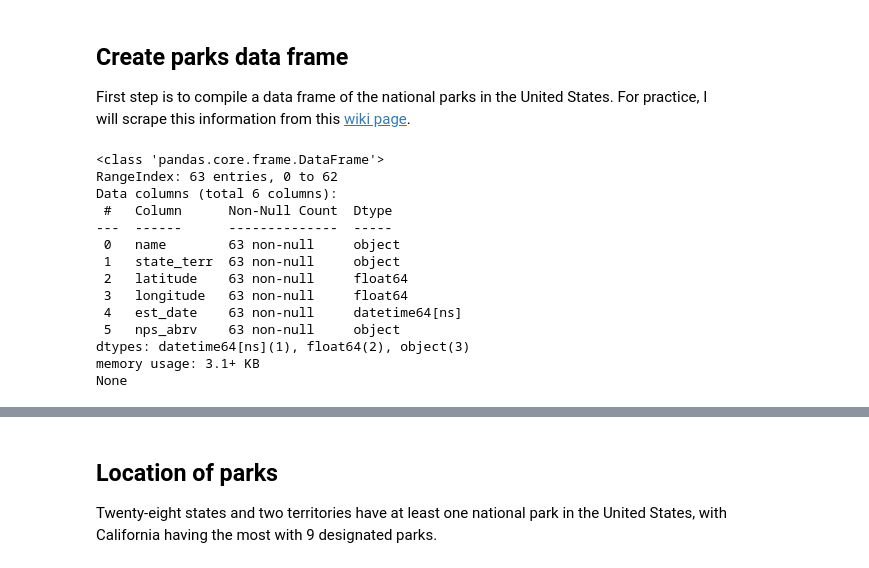
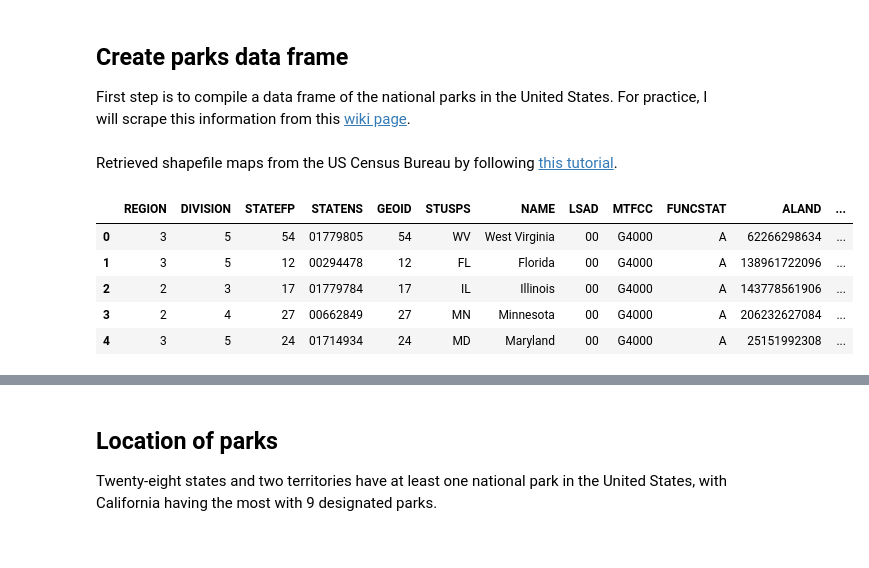
Before and after one commit to bostlund/side_projects, a Jupyter notebook: us_national_parks/us_national_parks.ipynb, the cells around one changed output, grey strips where cells are left out. Saved outputs shown, nothing was run; the diff lists cells and outputs as text; code cells hidden in the pictures.

```diff
--- a/us_national_parks/us_national_parks.ipynb
+++ b/us_national_parks/us_national_parks.ipynb
@@ -99,17 +102,6 @@ parks[['latitude', 'longitude']] = parks[['latitude', 'longitude']].astype(float
-# %%
-print(parks.info())
-# %% [output]
-<class 'pandas.core.frame.DataFrame'>
-RangeIndex: 63 entries, 0 to 62
-Data columns (total 6 columns):
- #   Column      Non-Null Count  Dtype
----  ------      --------------  -----
- 0   name        63 non-null     object
- 1   state_terr  63 non-null     object
- 2   latitude    63 non-null     float64
- 3   longitude   63 non-null     float64
- 4   est_date    63 non-null     datetime64[ns]
- 5   nps_abrv    63 non-null     object
-dtypes: datetime64[ns](1), float64(2), object(3)
-memory usage: 3.1+ KB
-None
+# %% [markdown]
+Retrieved shapefile maps from the US Census Bureau by following [this tutorial](https://medium.com/@jl_ruiz/plot-maps-from-the-us-census-bureau-using-geopandas-and-contextily-in-python-df787647ef77).
+# %%
+# define path to census shapefile
+dir_name = os.getcwd()
+shape_file = dir_name + '/tl_2021_us_state/tl_2021_us_state.shp'
@@ -115,0 +112,10 @@ None
+# %%
+# preview dataframe
+map_df.head()
+# %% [output]
+|  | REGION | DIVISION | STATEFP | STATENS | GEOID | STUSPS | NAME | LSAD | MTFCC | FUNCSTAT | ALAND | ... |
+| 0 | 3 | 5 | 54 | 01779805 | 54 | WV | West Virginia | 00 | G4000 | A | 62266298634 | ... |
+| 1 | 3 | 5 | 12 | 00294478 | 12 | FL | Florida | 00 | G4000 | A | 138961722096 | ... |
+| 2 | 2 | 3 | 17 | 01779784 | 17 | IL | Illinois | 00 | G4000 | A | 143778561906 | ... |
+| 3 | 2 | 4 | 27 | 00662849 | 27 | MN | Minnesota | 00 | G4000 | A | 206232627084 | ... |
+| 4 | 3 | 5 | 24 | 01714934 | 24 | MD | Maryland | 00 | G4000 | A | 25151992308 | ... |
```
Also changed, not shown: parts of 18 cells of this notebook.
